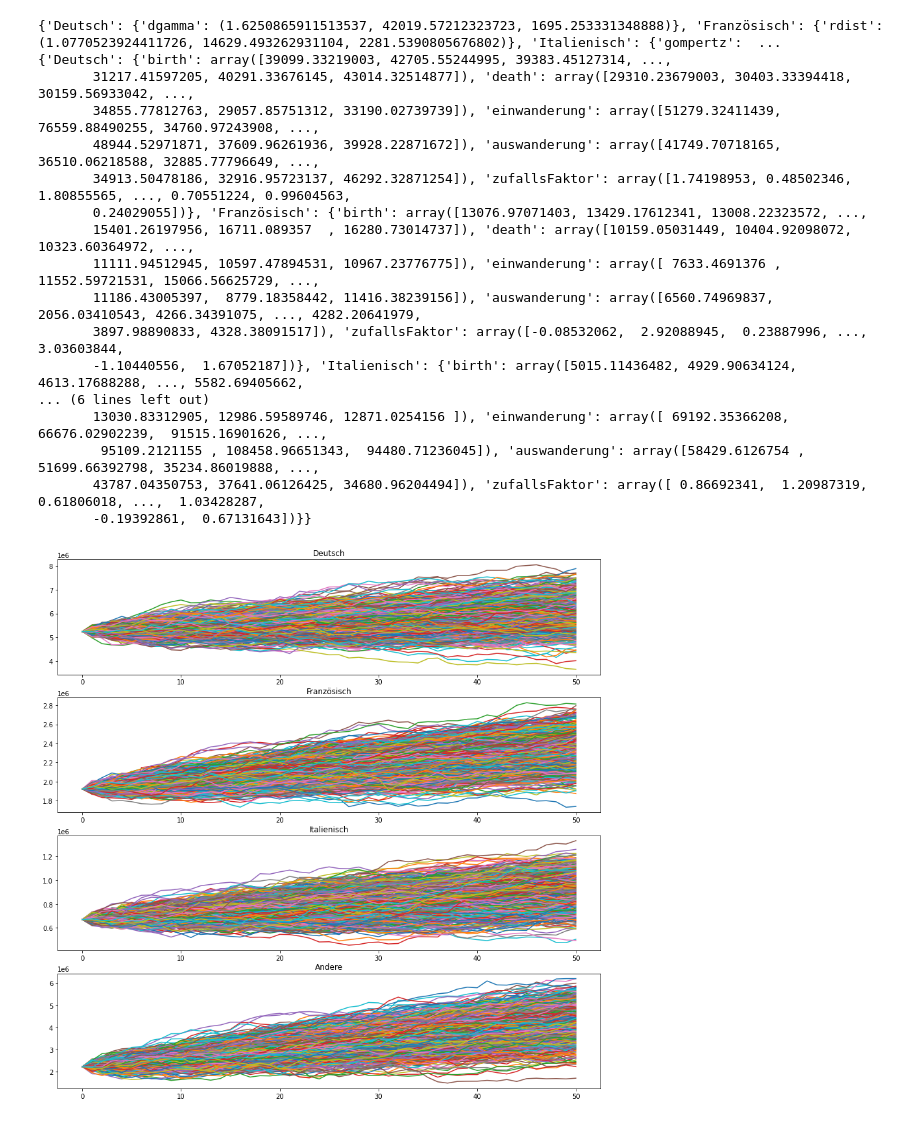
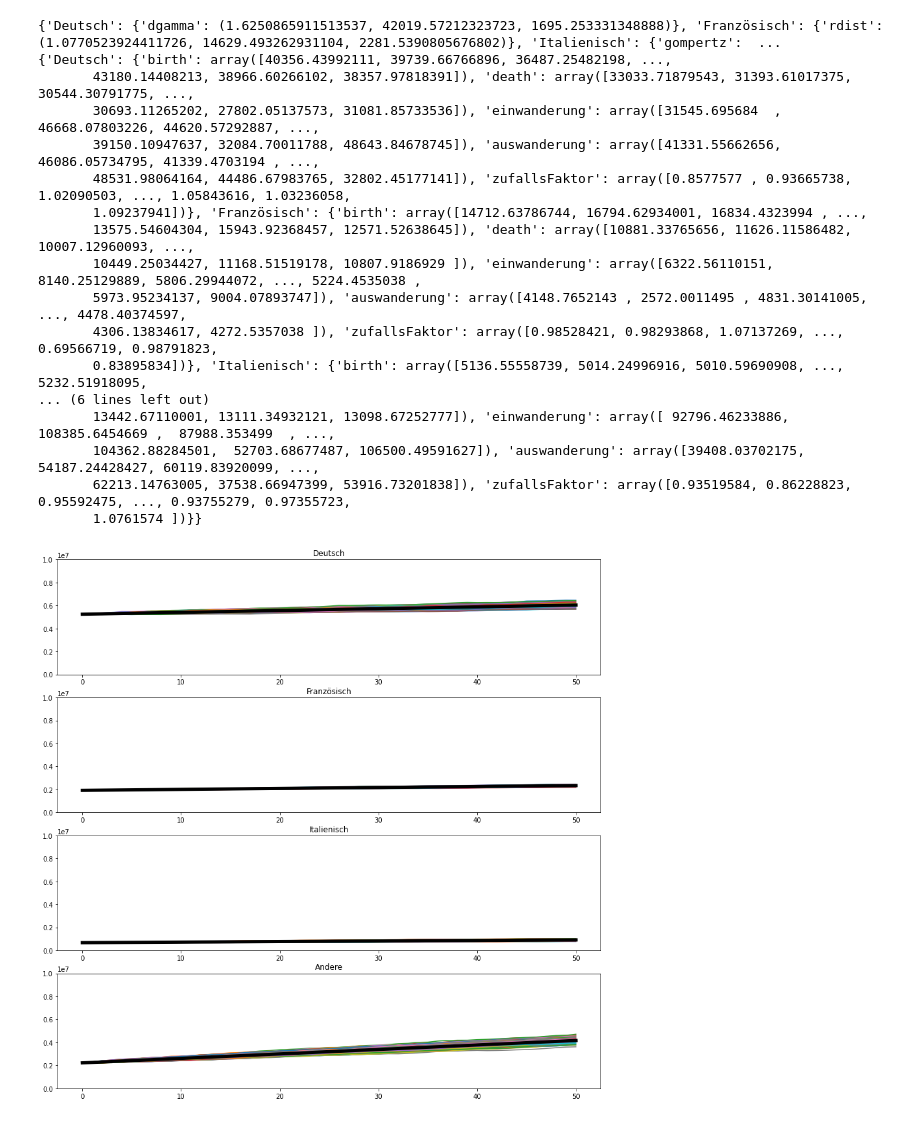
Before and after one commit to nicolarohner1337/omc-WER, a Jupyter notebook: Code/simulation.ipynb, the cells around one changed output. Saved outputs shown, nothing was run; the diff lists cells and outputs as text; code cells hidden in the pictures.

```diff
--- a/Code/simulation.ipynb
+++ b/Code/simulation.ipynb
@@ -39,7 +39,7 @@ for sprache in list(geburtenRate.keys()):
     lang_dict["death"] = generateDistribution(todesRaten[sprache])
     lang_dict["einwanderung"] = generateDistribution(einwanderung[sprache])
     lang_dict["auswanderung"] = generateDistribution(auswanderung[sprache])
-    lang_dict["zufallsFaktor"] = generateDistribution({"norm":{"loc": 1, "alpha":1}})
+    lang_dict["zufallsFaktor"] = generateDistribution({"norm":{"loc": 1, "alpha":0.1}})
 
 
     distirbutionDict[sprache] = lang_dict
@@ -47,22 +47,22 @@ for sprache in list(geburtenRate.keys()):
 print(distirbutionDict)
 # %% [output]
 {'Deutsch': {'dgamma': (1.6250865911513537, 42019.57212323723, 1695.253331348888)}, 'Französisch': {'rdist': (1.0770523924411726, 14629.493262931104, 2281.5390805676802)}, 'Italienisch': {'gompertz':  ...
-{'Deutsch': {'birth': array([39099.33219003, 42705.55244995, 39383.45127314, ...,
-       31217.41597205, 40291.33676145, 43014.32514877]), 'death': array([29310.23679003, 30403.33394418, 30159.56933042, ...,
-       34855.77812763, 29057.85751312, 33190.02739739]), 'einwanderung': array([51279.32411439, 76559.88490255, 34760.97243908, ...,
-       48944.52971871, 37609.96261936, 39928.22871672]), 'auswanderung': array([41749.70718165, 36510.06218588, 32885.77796649, ...,
-       34913.50478186, 32916.95723137, 46292.32871254]), 'zufallsFaktor': array([1.74198953, 0.48502346, 1.80855565, ..., 0.70551224, 0.99604563,
-       0.24029055])}, 'Französisch': {'birth': array([13076.97071403, 13429.17612341, 13008.22323572, ...,
-       15401.26197956, 16711.089357  , 16280.73014737]), 'death': array([10159.05031449, 10404.92098072, 10323.60364972, ...,
-       11111.94512945, 10597.47894531, 10967.23776775]), 'einwanderung': array([ 7633.4691376 , 11552.59721531, 15066.56625729, ...,
-       11186.43005397,  8779.18358442, 11416.38239156]), 'auswanderung': array([6560.74969837, 2056.03410543, 4266.34391075, ..., 4282.20641979,
-       3897.98890833, 4328.38091517]), 'zufallsFaktor': array([-0.08532062,  2.92088945,  0.23887996, ...,  3.03603844,
-       -1.10440556,  1.67052187])}, 'Italienisch': {'birth': array([5015.11436482, 4929.90634124, 4613.17688288, ..., 5582.69405662,
+{'Deutsch': {'birth': array([40356.43992111, 39739.66766896, 36487.25482198, ...,
+       43180.14408213, 38966.60266102, 38357.97818391]), 'death': array([33033.71879543, 31393.61017375, 30544.30791775, ...,
+       30693.11265202, 27802.05137573, 31081.85733536]), 'einwanderung': array([31545.695684  , 46668.07803226, 44620.57292887, ...,
+       39150.10947637, 32084.70011788, 48643.84678745]), 'auswanderung': array([41331.55662656, 46086.05734795, 41339.4703194 , ...,
+       48531.98064164, 44486.67983765, 32802.45177141]), 'zufallsFaktor': array([0.8577577 , 0.93665738, 1.02090503, ..., 1.05843616, 1.03236058,
+       1.09237941])}, 'Französisch': {'birth': array([14712.63786744, 16794.62934001, 16834.4323994 , ...,
+       13575.54604304, 15943.92368457, 12571.52638645]), 'death': array([10881.33765656, 11626.11586482, 10007.12960093, ...,
+       10449.25034427, 11168.51519178, 10807.9186929 ]), 'einwanderung': array([6322.56110151, 8140.25129889, 5806.29944072, ..., 5224.4535038 ,
+       5973.95234137, 9004.07893747]), 'auswanderung': array([4148.7652143 , 2572.0011495 , 4831.30141005, ..., 4478.40374597,
+       4306.13834617, 4272.5357038 ]), 'zufallsFaktor': array([0.98528421, 0.98293868, 1.07137269, ..., 0.69566719, 0.98791823,
+       0.83895834])}, 'Italienisch': {'birth': array([5136.55558739, 5014.24996916, 5010.59690908, ..., 5232.51918095,
 ... (6 lines left out)
-       13030.83312905, 12986.59589746, 12871.0254156 ]), 'einwanderung': array([ 69192.35366208,  66676.02902239,  91515.16901626, ...,
-        95109.2121155 , 108458.96651343,  94480.71236045]), 'auswanderung': array([58429.6126754 , 51699.66392798, 35234.86019888, ...,
-       43787.04350753, 37641.06126425, 34680.96204494]), 'zufallsFaktor': array([ 0.86692341,  1.20987319,  0.61806018, ...,  1.03428287,
-       -0.19392861,  0.67131643])}}
+       13442.67110001, 13111.34932121, 13098.67252777]), 'einwanderung': array([ 92796.46233886, 108385.6454669 ,  87988.353499  , ...,
+       104362.88284501,  52703.68677487, 106500.49591627]), 'auswanderung': array([39408.03702175, 54187.24428427, 60119.83920099, ...,
+       62213.14763005, 37538.66947399, 53916.73201838]), 'zufallsFaktor': array([0.93519584, 0.86228823, 0.95592475, ..., 0.93755279, 0.97355723,
+       1.0761574 ])}}
 # %%
 startValue = 7000000
 
@@ -74,37 +74,54 @@ def simulation(distirbutionDict,startValue,years=50,n=10):
             temp = random.choice(distirbutionDict["zufallsFaktor"]) * random.choice(distirbutionDict["birth"]) - random.choice(distirbutionDict["zufallsFaktor"]) * random.choice(distirbutionDict["death"]) + random.choice(distirbutionDict["zufallsFaktor"]) * random.choice(distirbutionDict["einwanderung"]) - random.choice(distirbutionDict["zufallsFaktor"]) * random.choice(distirbutionDict["auswanderung"])
             newValue = valuesYear[-1] + temp
             valuesYear.append(newValue)
-        runs.append(valuesYear)
-    return runs
+        runs.append(np.array(valuesYear))
 
-Deutsch = simulation(distirbutionDict["Deutsch"],5243758,years=50,n=1000)
-Französisch = simulation(distirbutionDict["Französisch"],1922946,years=50,n=1000)
-Italienisch = simulation(distirbutionDict["Italienisch"],669870,years=50,n=1000)
-Andere = simulation(distirbutionDict["Andere"],2214643,years=50,n=1000)
+    return np.array(runs)
+
+def MeanOfSim(runs:np.array):
+    return runs.mean(axis=0)
+
+n = 1000
+Deutsch = simulation(distirbutionDict["Deutsch"],5243758,years=50,n=n)
+Französisch = simulation(distirbutionDict["Französisch"],1922946,years=50,n=n)
+Italienisch = simulation(distirbutionDict["Italienisch"],669870,years=50,n=n)
+Andere = simulation(distirbutionDict["Andere"],2214643,years=50,n=n)
 
 fig, ax = plt.subplots(4, 1, figsize=(15,15))
 
 #plot Deutsch
 for i in range(len(Deutsch)):
     ax[0].plot(Deutsch[i])
 
+ax[0].plot(MeanOfSim(Deutsch), color="black", linewidth=5)
+
+ax[0].set_ylim([0, 10000000])
 ax[0].set_title("Deutsch")
 
 for i in range(len(Französisch)):
     ax[1].plot(Französisch[i])
 
+ax[1].plot(MeanOfSim(Französisch), color="black", linewidth=5)
+
+ax[1].set_ylim([0, 10000000])
 ax[1].set_title("Französisch")
 
 for i in range(len(Italienisch)):
     ax[2].plot(Italienisch[i])
 
+ax[2].plot(MeanOfSim(Italienisch), color="black", linewidth=5)
+
+ax[2].set_ylim([0, 10000000])
 ax[2].set_title("Italienisch")
 
 for i in range(len(Andere)):
     ax[3].plot(Andere[i])
 
+ax[3].plot(MeanOfSim(Andere), color="black", linewidth=5)
+
+ax[3].set_ylim([0, 10000000])
 ax[3].set_title("Andere")
 
 plt.show()
 # %% [output]
-[figure, old version]
+[figure, new version]
```
